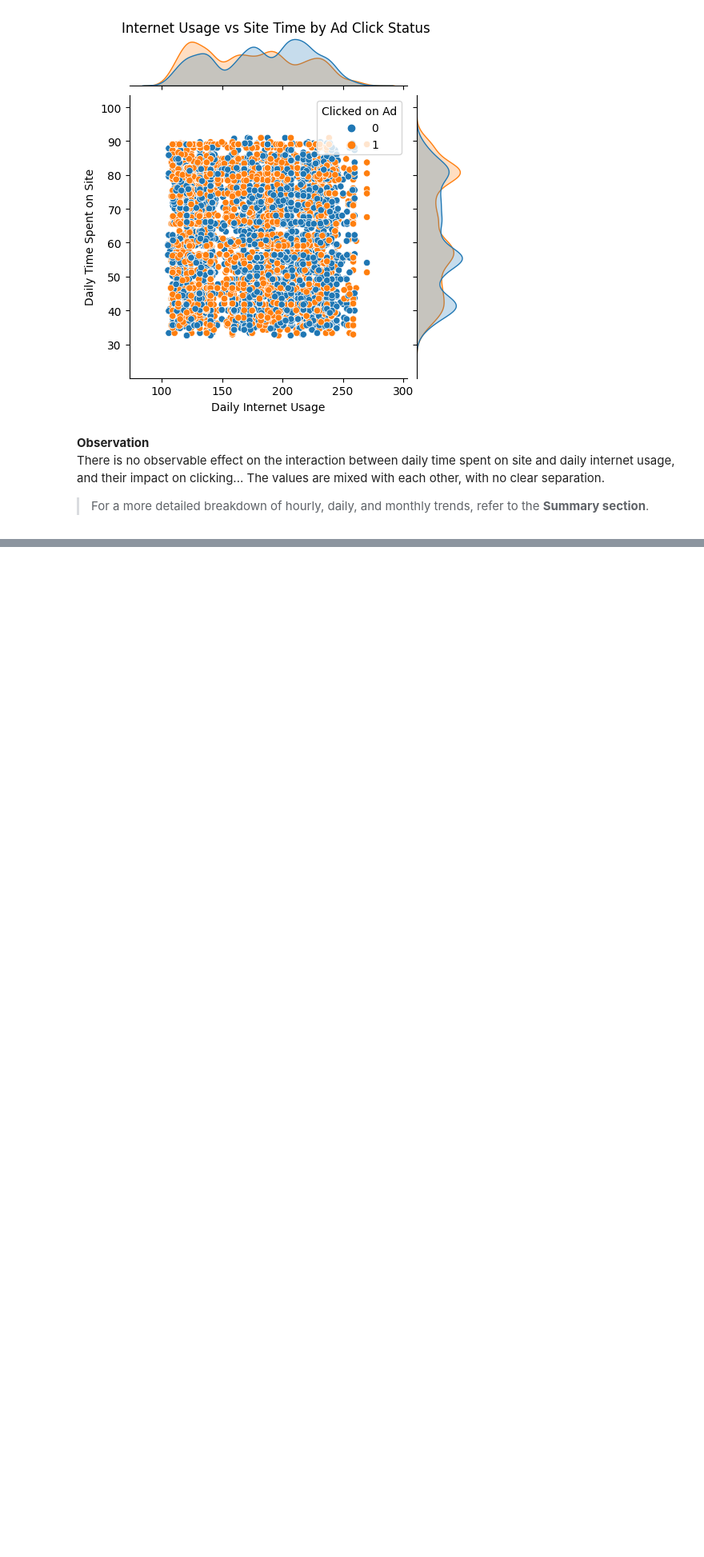
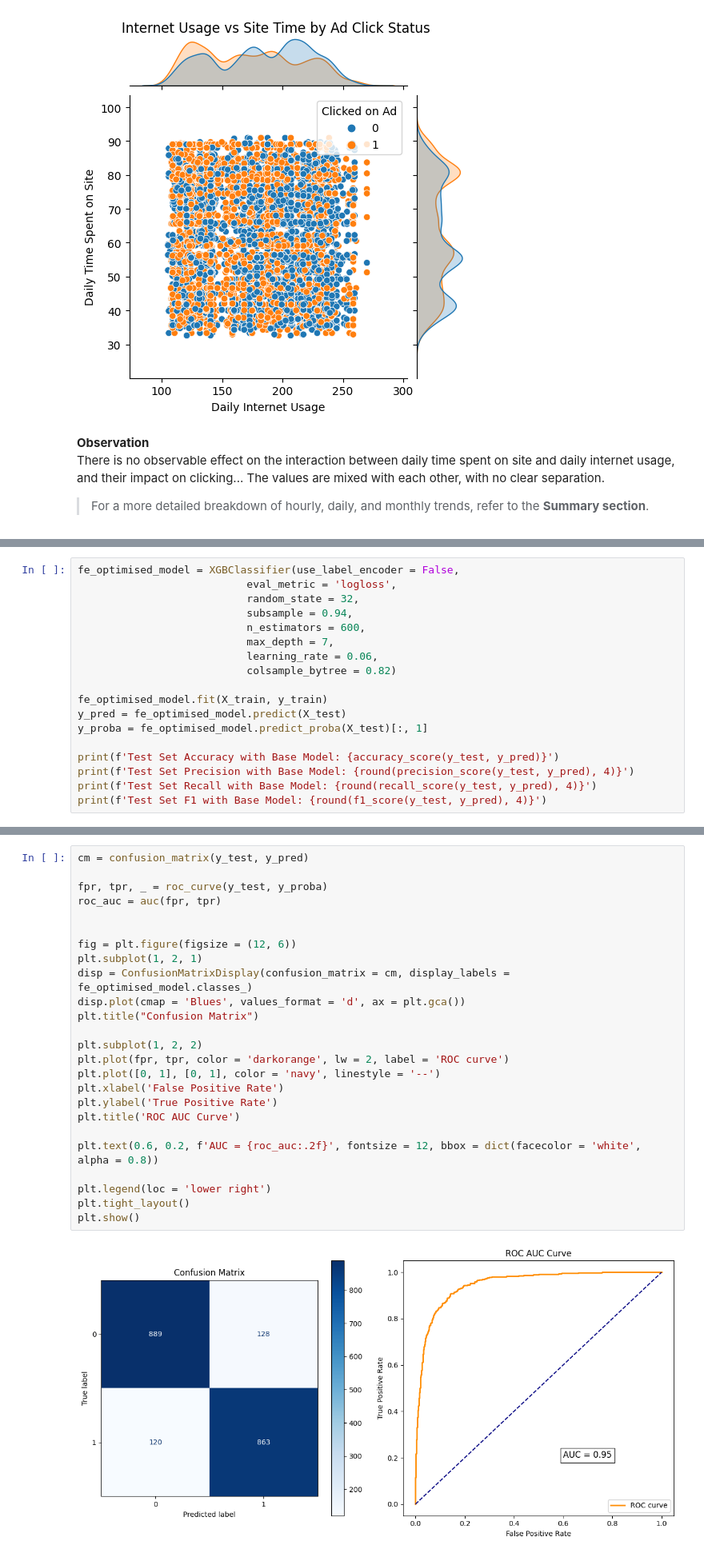
Before and after one commit to munas-git/EmailCTR-EDA-Counterfactuals, a Jupyter notebook: analysis.ipynb, the cells around one changed output, grey strips where cells are left out. Shown at 80% size. Cells and saved outputs as stored; diff of their text form; blank space fills up the shorter version.

```diff
--- a/analysis.ipynb
+++ b/analysis.ipynb
@@ -537,0 +876,18 @@ There is no observable effect on the interaction between daily time spent on sit
+# %%
+fe_optimised_model = XGBClassifier(use_label_encoder = False,
+                           eval_metric = 'logloss',
+                           random_state = 32,
+                           subsample = 0.94,
+                           n_estimators = 600,
+                           max_depth = 7,
+                           learning_rate = 0.06,
+                           colsample_bytree = 0.82)
+
+fe_optimised_model.fit(X_train, y_train)
+y_pred = fe_optimised_model.predict(X_test)
+y_proba = fe_optimised_model.predict_proba(X_test)[:, 1]
+
+print(f'Test Set Accuracy with Base Model: {accuracy_score(y_test, y_pred)}')
+print(f'Test Set Precision with Base Model: {round(precision_score(y_test, y_pred), 4)}')
+print(f'Test Set Recall with Base Model: {round(recall_score(y_test, y_pred), 4)}')
+print(f'Test Set F1 with Base Model: {round(f1_score(y_test, y_pred), 4)}')
@@ -537,0 +899,27 @@ There is no observable effect on the interaction between daily time spent on sit
+# %%
+cm = confusion_matrix(y_test, y_pred)
+
+fpr, tpr, _ = roc_curve(y_test, y_proba)
+roc_auc = auc(fpr, tpr)
+
+
+fig = plt.figure(figsize = (12, 6))
+plt.subplot(1, 2, 1)
+disp = ConfusionMatrixDisplay(confusion_matrix = cm, display_labels = fe_optimised_model.classes_)
+disp.plot(cmap = 'Blues', values_format = 'd', ax = plt.gca())
+plt.title("Confusion Matrix")
+
+plt.subplot(1, 2, 2)
+plt.plot(fpr, tpr, color = 'darkorange', lw = 2, label = 'ROC curve')
+plt.plot([0, 1], [0, 1], color = 'navy', linestyle = '--')
+plt.xlabel('False Positive Rate')
+plt.ylabel('True Positive Rate')
+plt.title('ROC AUC Curve')
+
+plt.text(0.6, 0.2, f'AUC = {roc_auc:.2f}', fontsize = 12, bbox = dict(facecolor = 'white', alpha = 0.8))
+
+plt.legend(loc = 'lower right')
+plt.tight_layout()
+plt.show()
+# %% [output]
+[figure, added]
```
Also changed, not shown: parts of 58 cells of this notebook.
